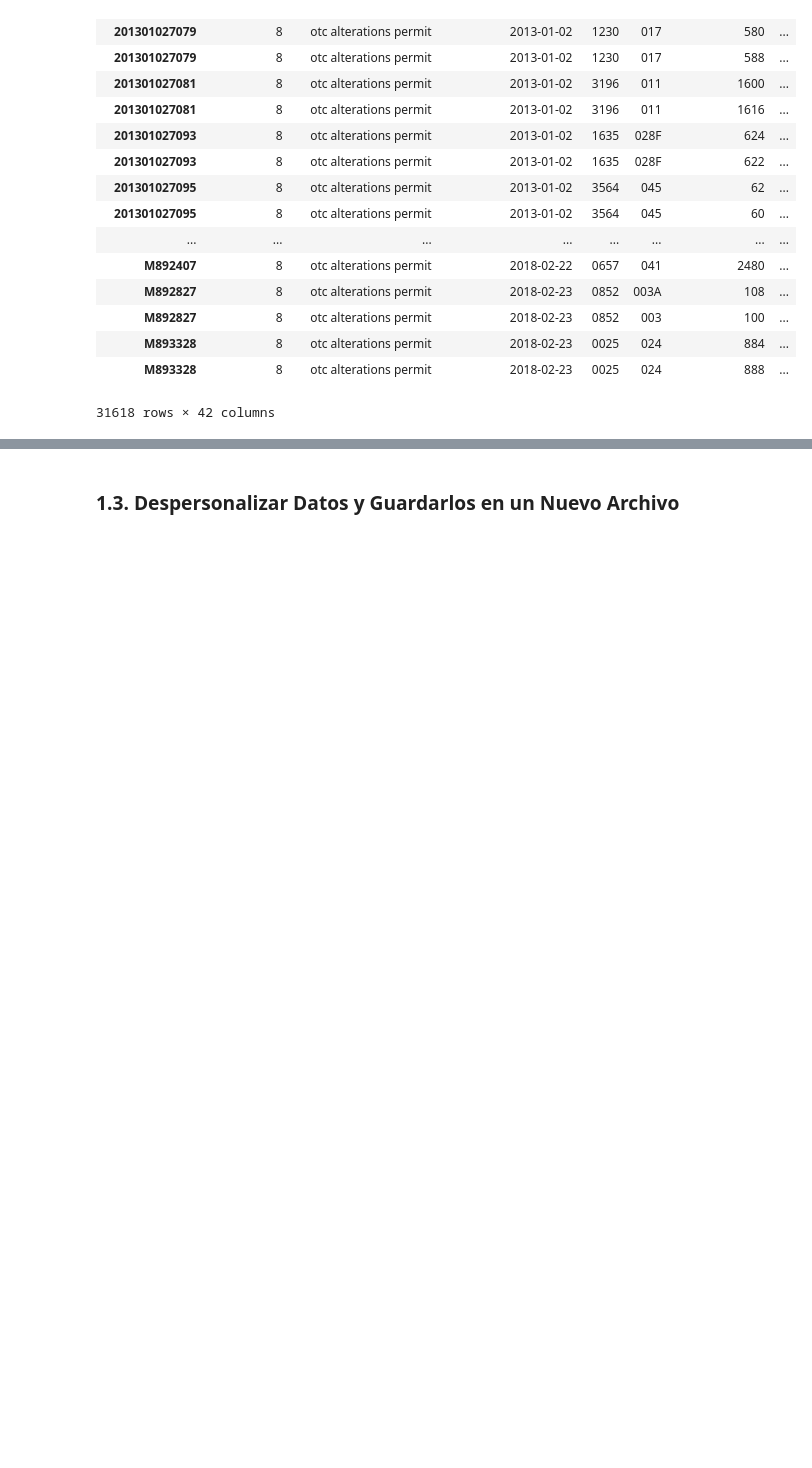
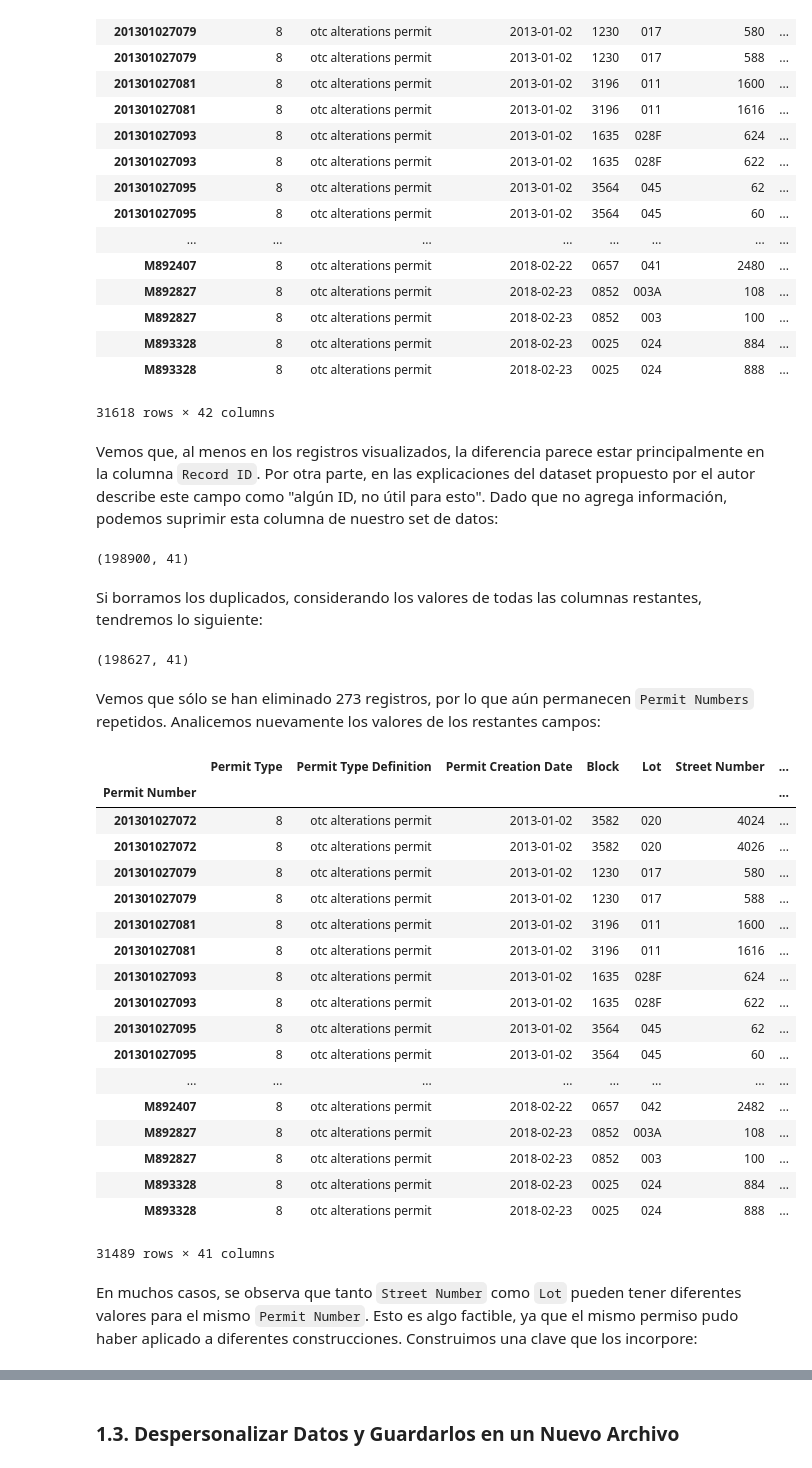
Before and after one commit to lprone/testDocker, a Jupyter notebook: notebooks/Laboratorio - L. Prone y J. Bergamasco.ipynb, the cells around one changed output, grey strips where cells are left out. Cells and saved outputs as stored; diff of their text form; code cells hidden in the pictures; blank space fills up the shorter version.

```diff
--- a/notebooks/Laboratorio - L. Prone y J. Bergamasco.ipynb
+++ b/notebooks/Laboratorio - L. Prone y J. Bergamasco.ipynb
@@ -365,3 +364,74 @@ data_ind[data_ind.index.duplicated(keep=False)].sort_index()
 | M893328 | 8 | otc alterations permit | 2018-02-23 | 0025 | 024 | 884 | ... |
 | M893328 | 8 | otc alterations permit | 2018-02-23 | 0025 | 024 | 888 | ... |
 31618 rows × 42 columns
+# %% [markdown]
+Vemos que, al menos en los registros visualizados, la diferencia parece estar principalmente en la columna `Record ID`. Por otra parte, en las explicaciones del dataset propuesto por el autor describe este campo como "algún ID, no útil para esto". Dado que no agrega información, podemos suprimir esta columna de nuestro set de datos:
+# %%
+data_ind.columns
+
+data_ind = data_ind[['Permit Type', 'Permit Type Definition', 'Permit Creation Date',
+       'Block', 'Lot', 'Street Number', 'Street Number Suffix', 'Street Name',
+       'Street Suffix', 'Unit', 'Unit Suffix', 'Description', 'Current Status',
+       'Current Status Date', 'Filed Date', 'Issued Date', 'Completed Date',
+       'First Construction Document Date', 'Structural Notification',
+       'Number of Existing Stories', 'Number of Proposed Stories',
+       'Voluntary Soft-Story Retrofit', 'Fire Only Permit',
+       'Permit Expiration Date', 'Estimated Cost', 'Revised Cost',
+       'Existing Use', 'Existing Units', 'Proposed Use', 'Proposed Units',
+       'Plansets', 'TIDF Compliance', 'Existing Construction Type',
+       'Existing Construction Type Description', 'Proposed Construction Type',
+       'Proposed Construction Type Description', 'Site Permit',
+       'Supervisor District', 'Neighborhoods - Analysis Boundaries', 'Zipcode',
+       'Location']]
+data_ind.shape
+# %% [output]
+(198900, 41)
+# %% [markdown]
+Si borramos los duplicados, considerando los valores de todas las columnas restantes, tendremos lo siguiente:
+# %%
+data_ind_uni = data_ind.drop_duplicates(subset = ['Permit Type', 'Permit Type Definition',
+        'Permit Creation Date','Block', 'Lot', 'Street Number', 'Street Number Suffix', 'Street Name',
+       'Street Suffix', 'Unit', 'Unit Suffix', 'Description', 'Current Status',
+       'Current Status Date', 'Filed Date', 'Issued Date', 'Completed Date',
+       'First Construction Document Date', 'Structural Notification',
+       'Number of Existing Stories', 'Number of Proposed Stories',
+       'Voluntary Soft-Story Retrofit', 'Fire Only Permit',
+       'Permit Expiration Date', 'Estimated Cost', 'Revised Cost',
+       'Existing Use', 'Existing Units', 'Proposed Use', 'Proposed Units',
+       'Plansets', 'TIDF Compliance', 'Existing Construction Type',
+       'Existing Construction Type Description', 'Proposed Construction Type',
+       'Proposed Construction Type Description', 'Site Permit',
+       'Supervisor District', 'Neighborhoods - Analysis Boundaries', 'Zipcode',
+       'Location'], inplace=False)
+
+data_ind_uni.shape
+# %% [output]
+(198627, 41)
+# %% [markdown]
+Vemos que sólo se han eliminado 273 registros, por lo que aún permanecen `Permit Numbers` repetidos. Analicemos nuevamente los valores de los restantes campos:
+# %%
+data_ind_dupl = data_ind_uni[data_ind_uni.index.duplicated(keep=False)].sort_index()
+# data_ind_dupl.to_csv("Output/analisis_permit_num_repetido.csv")
+data_ind_dupl
+# %% [output]
+|  | Permit Type | Permit Type Definition | Permit Creation Date | Block | Lot | Street Number | ... |
+| Permit Number |  |  |  |  |  |  | ... |
+| 201301027072 | 8 | otc alterations permit | 2013-01-02 | 3582 | 020 | 4024 | ... |
+| 201301027072 | 8 | otc alterations permit | 2013-01-02 | 3582 | 020 | 4026 | ... |
+| 201301027079 | 8 | otc alterations permit | 2013-01-02 | 1230 | 017 | 580 | ... |
+| 201301027079 | 8 | otc alterations permit | 2013-01-02 | 1230 | 017 | 588 | ... |
+| 201301027081 | 8 | otc alterations permit | 2013-01-02 | 3196 | 011 | 1600 | ... |
+| 201301027081 | 8 | otc alterations permit | 2013-01-02 | 3196 | 011 | 1616 | ... |
+| 201301027093 | 8 | otc alterations permit | 2013-01-02 | 1635 | 028F | 624 | ... |
+| 201301027093 | 8 | otc alterations permit | 2013-01-02 | 1635 | 028F | 622 | ... |
+| 201301027095 | 8 | otc alterations permit | 2013-01-02 | 3564 | 045 | 62 | ... |
+| 201301027095 | 8 | otc alterations permit | 2013-01-02 | 3564 | 045 | 60 | ... |
+| ... | ... | ... | ... | ... | ... | ... | ... |
+| M892407 | 8 | otc alterations permit | 2018-02-22 | 0657 | 042 | 2482 | ... |
+| M892827 | 8 | otc alterations permit | 2018-02-23 | 0852 | 003A | 108 | ... |
+| M892827 | 8 | otc alterations permit | 2018-02-23 | 0852 | 003 | 100 | ... |
+| M893328 | 8 | otc alterations permit | 2018-02-23 | 0025 | 024 | 884 | ... |
+| M893328 | 8 | otc alterations permit | 2018-02-23 | 0025 | 024 | 888 | ... |
+31489 rows × 41 columns
+# %% [markdown]
+En muchos casos, se observa que tanto `Street Number` como `Lot` pueden tener diferentes valores para el mismo `Permit Number`. Esto es algo factible, ya que el mismo permiso pudo haber aplicado a diferentes construcciones. Construimos una clave que los incorpore:
```
Also changed, not shown: parts of 31 cells of this notebook.
